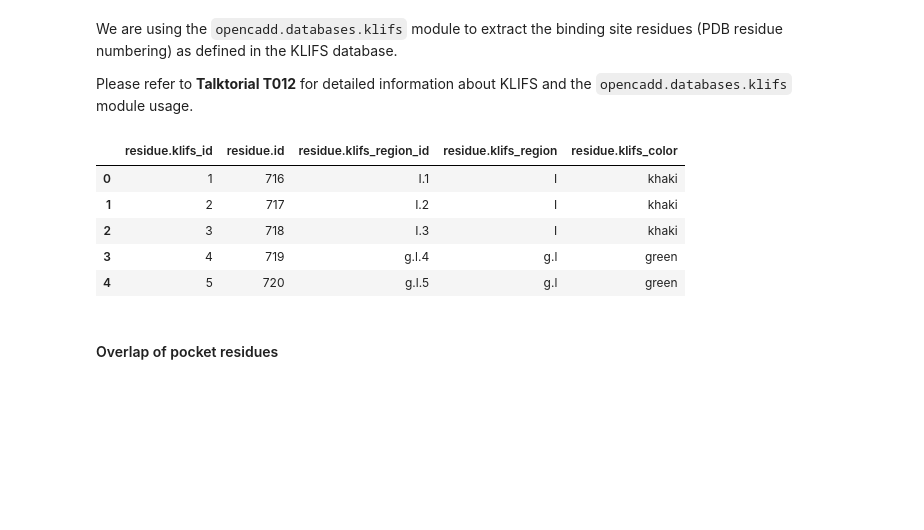
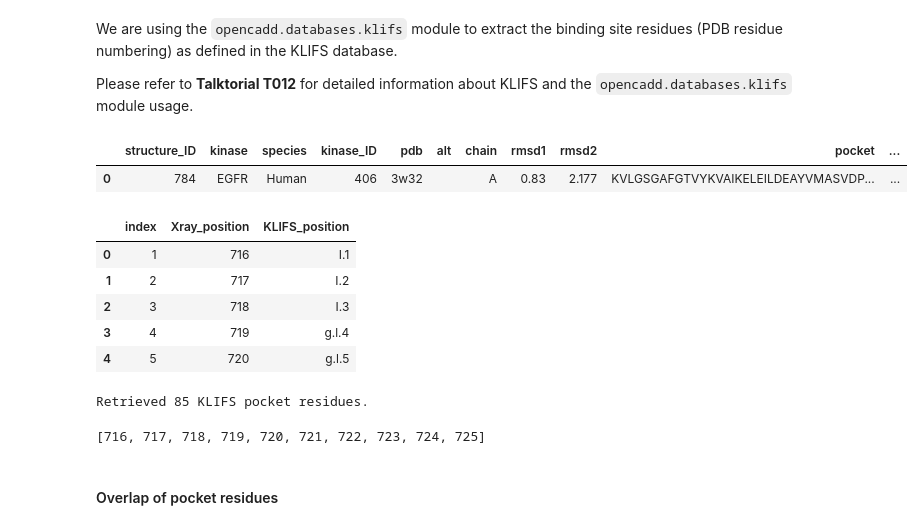
Before and after one commit to IdaDeVries/teachopencadd, a Jupyter notebook: talktorials/T014_binding_site_detection/talktorial.ipynb, the cells around one changed output. Cells and saved outputs as stored; diff of their text form; code cells hidden in the pictures; blank space fills up the shorter version.

```diff
--- a/talktorials/T014_binding_site_detection/talktorial.ipynb
+++ b/talktorials/T014_binding_site_detection/talktorial.ipynb
@@ -579,17 +625,54 @@ structure_klifs_id = structures["structure.klifs_id"].iloc[0]
-# %%
-# Get the structure's pocket
-klifs_pocket_df = session.pockets.by_structure_klifs_id(structure_klifs_id)
-# Residue ID: Cast string to int
-klifs_pocket_df = klifs_pocket_df.astype({"residue.id": int})
-klifs_pocket_df.head()
-# NBVAL_CHECK_OUTPUT
-# %% [output]
-|  | residue.klifs_id | residue.id | residue.klifs_region_id | residue.klifs_region | residue.klifs_color |
-| 0 | 1 | 716 | I.1 | I | khaki |
-| 1 | 2 | 717 | I.2 | I | khaki |
-| 2 | 3 | 718 | I.3 | I | khaki |
-| 3 | 4 | 719 | g.l.4 | g.l | green |
-| 4 | 5 | 720 | g.l.5 | g.l | green |
+# %%
+# Get first structure KLIFS ID associated with PDB ID
+url = (f"https://klifs.net/api_v2/structures_pdb_list?pdb-codes={pdb_id}")
+
+response = requests.get(url)
+response.raise_for_status()
+
+structures = pd.DataFrame(response.json())
+
+structures.head()
+# %% [output]
+|  | structure_ID | kinase | species | kinase_ID | pdb | alt | chain | rmsd1 | rmsd2 | pocket | ... |
+| 0 | 784 | EGFR | Human | 406 | 3w32 |  | A | 0.83 | 2.177 | KVLGSGAFGTVYKVAIKELEILDEAYVMASVDP... | ... |
+# %%
+structure_klifs_id = structures["structure_ID"].iloc[0]
+
+# Get the structure's pocket
+url = (
+    f"https://klifs.net/api_v2/interactions_match_residues?"
+    f"structure_ID={structure_klifs_id}"
+)
+
+response = requests.get(url)
+response.raise_for_status()
+
+pocket_residues = pd.DataFrame(response.json())
+
+pocket_residues.head()
+# %% [output]
+|  | index | Xray_position | KLIFS_position |
+| 0 | 1 | 716 | I.1 |
+| 1 | 2 | 717 | I.2 |
+| 2 | 3 | 718 | I.3 |
+| 3 | 4 | 719 | g.l.4 |
+| 4 | 5 | 720 | g.l.5 |
+# %%
+# Get KLIFS pocket residues in PDB numbering
+klifs_residues = (
+    pocket_residues["Xray_position"]
+    .dropna()
+    .astype(int)
+    .tolist()
+)
+
+print(f"Retrieved {len(klifs_residues)} KLIFS pocket residues.")
+# %% [output]
+Retrieved 85 KLIFS pocket residues.
+# %%
+klifs_residues[:10]
+# %% [output]
+[716, 717, 718, 719, 720, 721, 722, 723, 724, 725]
 # %% [markdown]
 #### Overlap of pocket residues
 # %%
```
Also changed, not shown: parts of 17 cells of this notebook, 9 other files.
